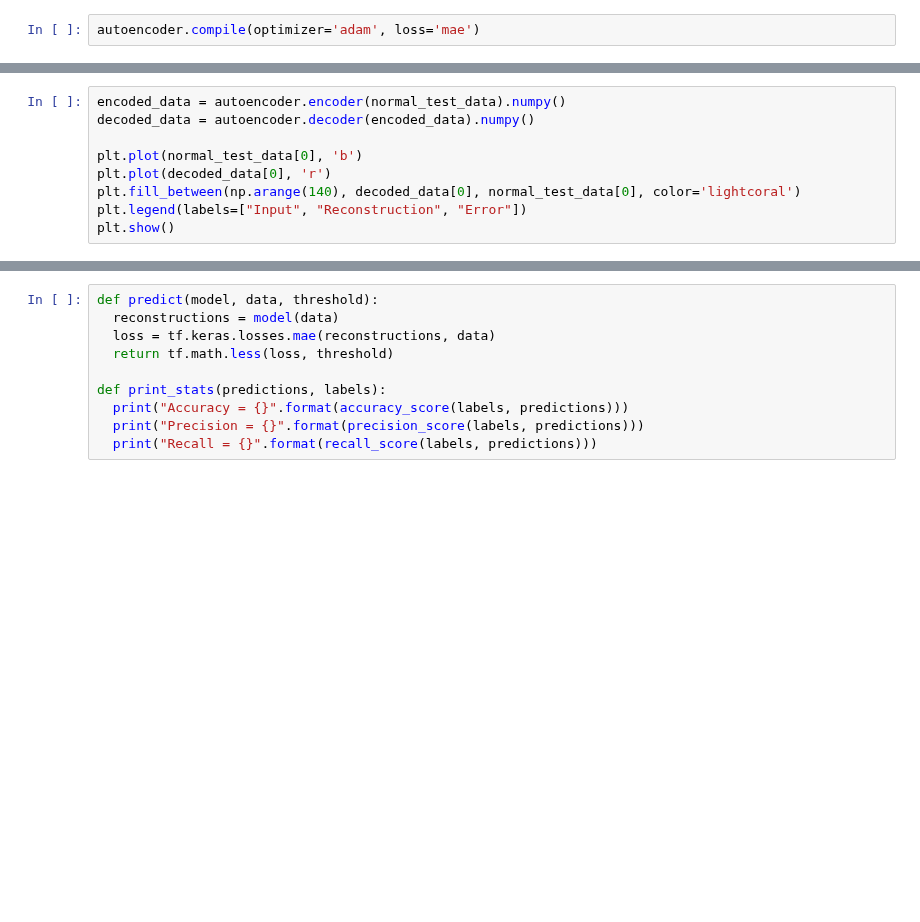
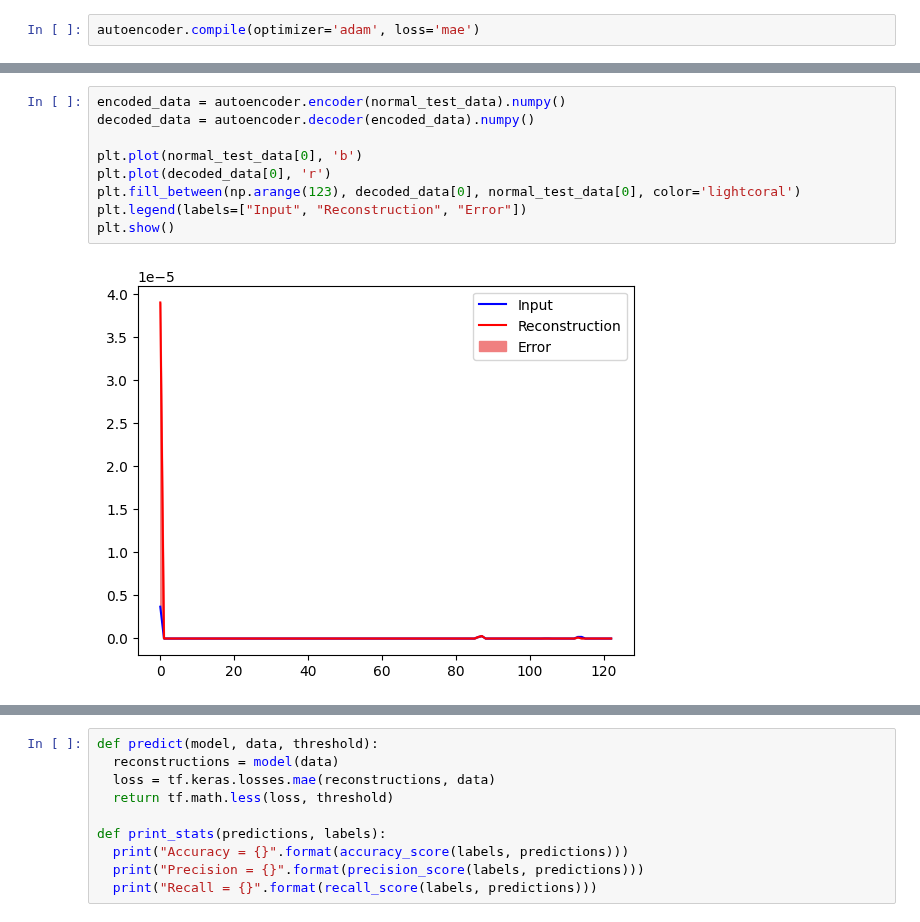
Before and after one commit to joshuapalicka/network-anomaly-detection, a Jupyter notebook: autoencoder_classifier.ipynb, the cells around one changed output, grey strips where cells are left out. Drawn from its saved outputs; the diff is of its cells as text; blank space fills up the shorter version.

```diff
--- a/autoencoder_classifier.ipynb
+++ b/autoencoder_classifier.ipynb
@@ -96,9 +116,11 @@ plt.legend()
 # %%
 encoded_data = autoencoder.encoder(normal_test_data).numpy()
 decoded_data = autoencoder.decoder(encoded_data).numpy()
 
 plt.plot(normal_test_data[0], 'b')
 plt.plot(decoded_data[0], 'r')
-plt.fill_between(np.arange(140), decoded_data[0], normal_test_data[0], color='lightcoral')
+plt.fill_between(np.arange(123), decoded_data[0], normal_test_data[0], color='lightcoral')
 plt.legend(labels=["Input", "Reconstruction", "Error"])
 plt.show()
+# %% [output]
+[figure, added]
```
Also changed, not shown: parts of 12 cells of this notebook, 2 other files.
